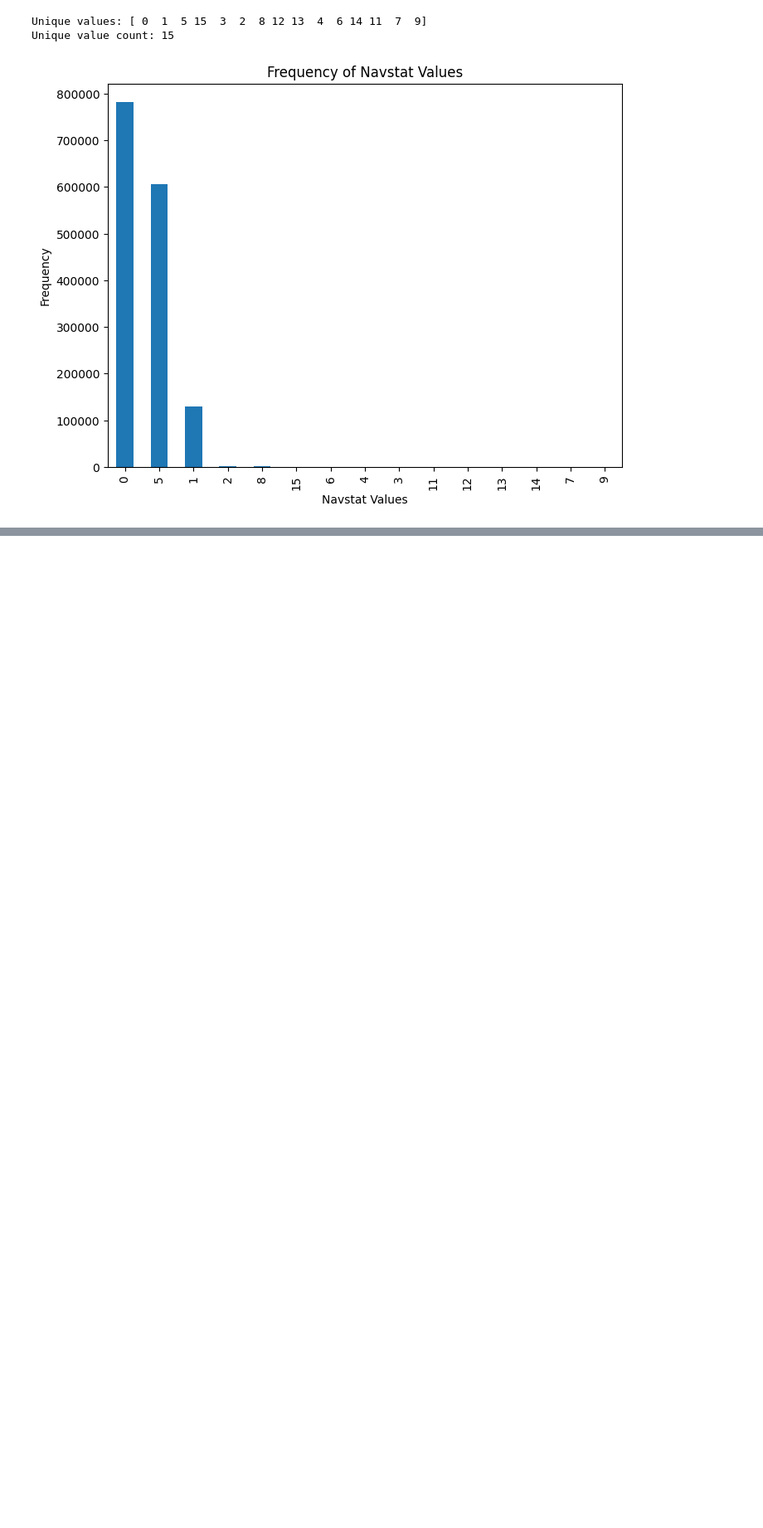
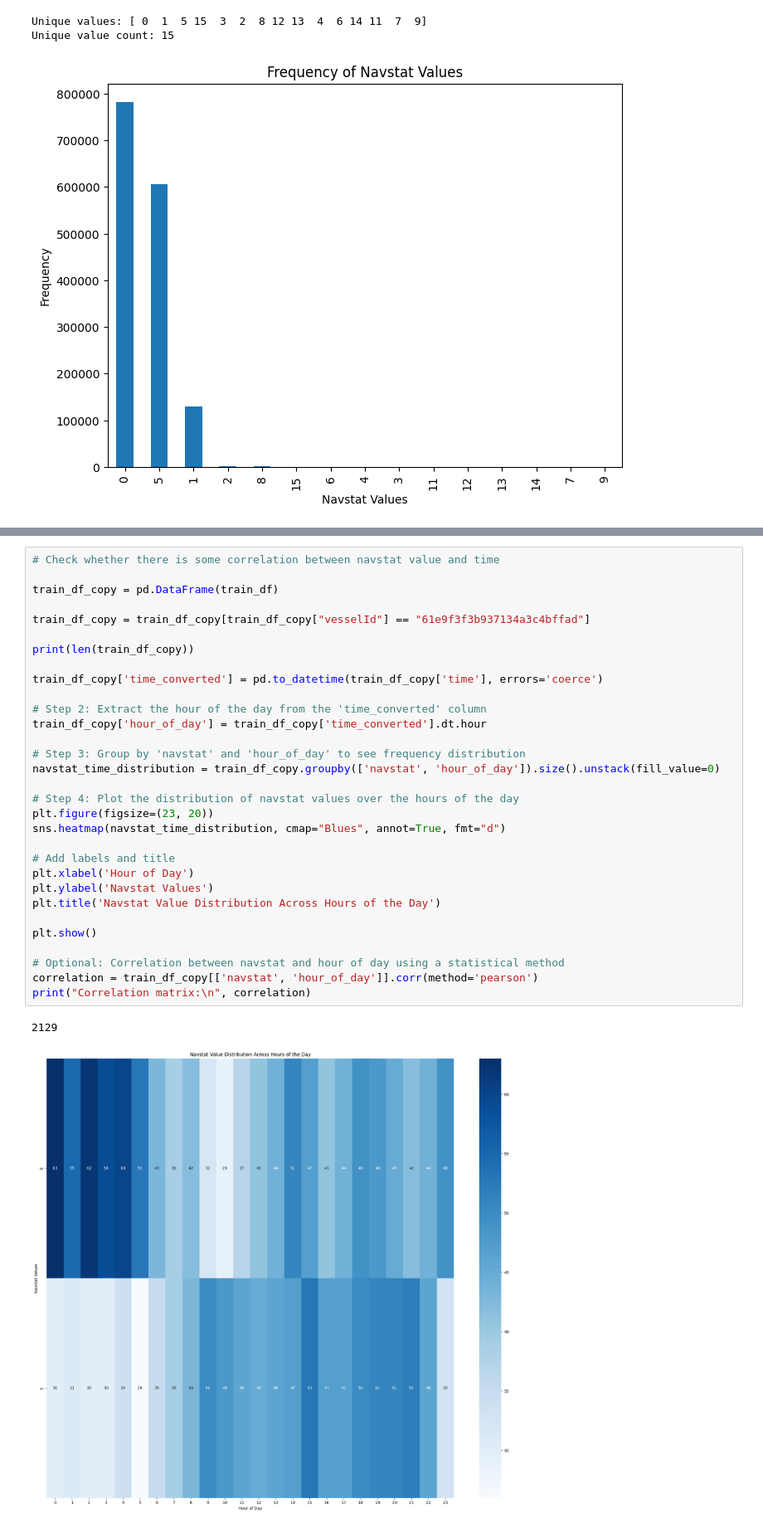
Before and after one commit to javanster/AIS-Vessel-Trajectory-Prediction, a Jupyter notebook: eda/eda_navstat.ipynb, the cells around one changed output, grey strips where cells are left out. Shown at 83% size. Drawn from its saved outputs; the diff is of its cells as text; blank space fills up the shorter version.

```diff
--- a/eda/eda_navstat.ipynb
+++ b/eda/eda_navstat.ipynb
@@ -68,0 +74,34 @@ hour_of_day  0.004459     1.000000
+# %%
+# Check whether there is some correlation between navstat value and time
+
+train_df_copy = pd.DataFrame(train_df)
+
+train_df_copy = train_df_copy[train_df_copy["vesselId"] == "61e9f3f3b937134a3c4bffad"]
+
+print(len(train_df_copy))
+
+train_df_copy['time_converted'] = pd.to_datetime(train_df_copy['time'], errors='coerce')
+
+# Step 2: Extract the hour of the day from the 'time_converted' column
+train_df_copy['hour_of_day'] = train_df_copy['time_converted'].dt.hour
+
+# Step 3: Group by 'navstat' and 'hour_of_day' to see frequency distribution
+navstat_time_distribution = train_df_copy.groupby(['navstat', 'hour_of_day']).size().unstack(fill_value=0)
+
+# Step 4: Plot the distribution of navstat values over the hours of the day
+plt.figure(figsize=(23, 20))
+sns.heatmap(navstat_time_distribution, cmap="Blues", annot=True, fmt="d")
+
+# Add labels and title
+plt.xlabel('Hour of Day')
+plt.ylabel('Navstat Values')
+plt.title('Navstat Value Distribution Across Hours of the Day')
+
+plt.show()
+
+# Optional: Correlation between navstat and hour of day using a statistical method
+correlation = train_df_copy[['navstat', 'hour_of_day']].corr(method='pearson')
+print("Correlation matrix:\n", correlation)
+# %% [output]
+2129
+[figure, added]
```
Also changed, not shown: parts of 2 cells of this notebook, 19 other files.
